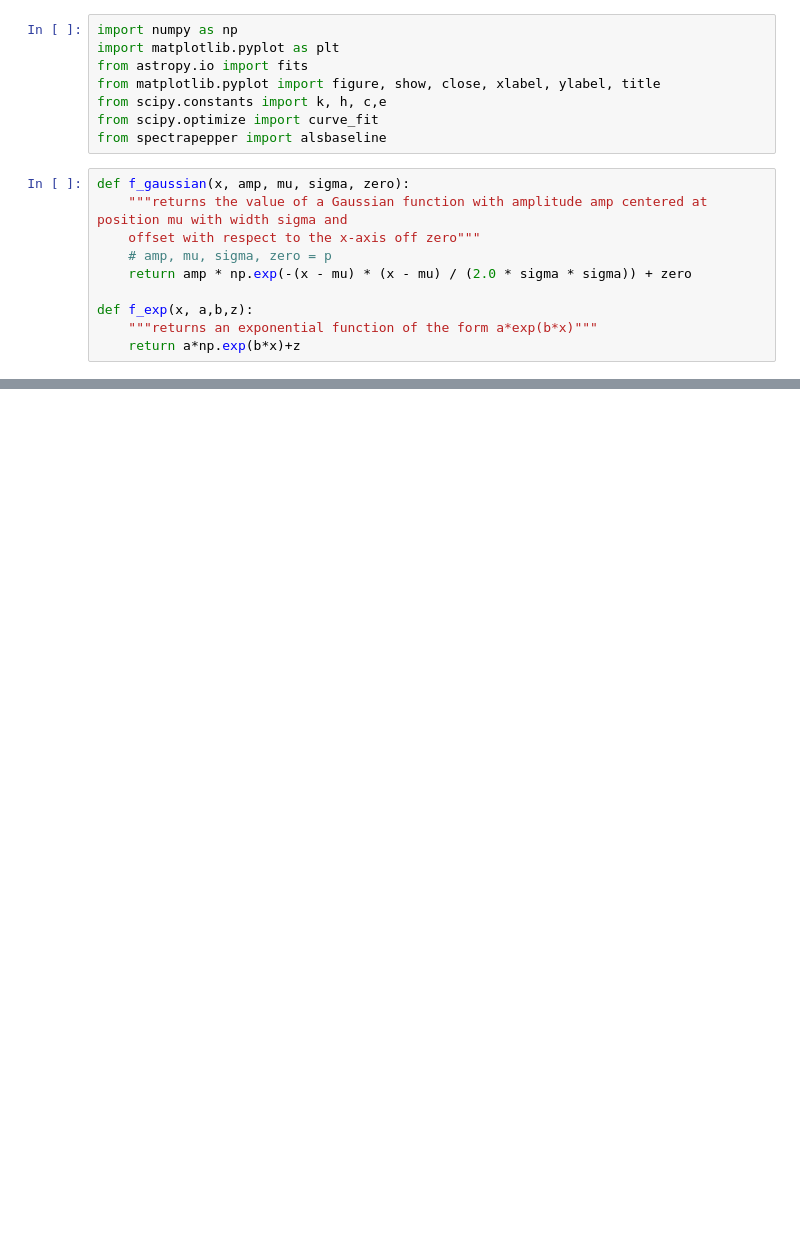
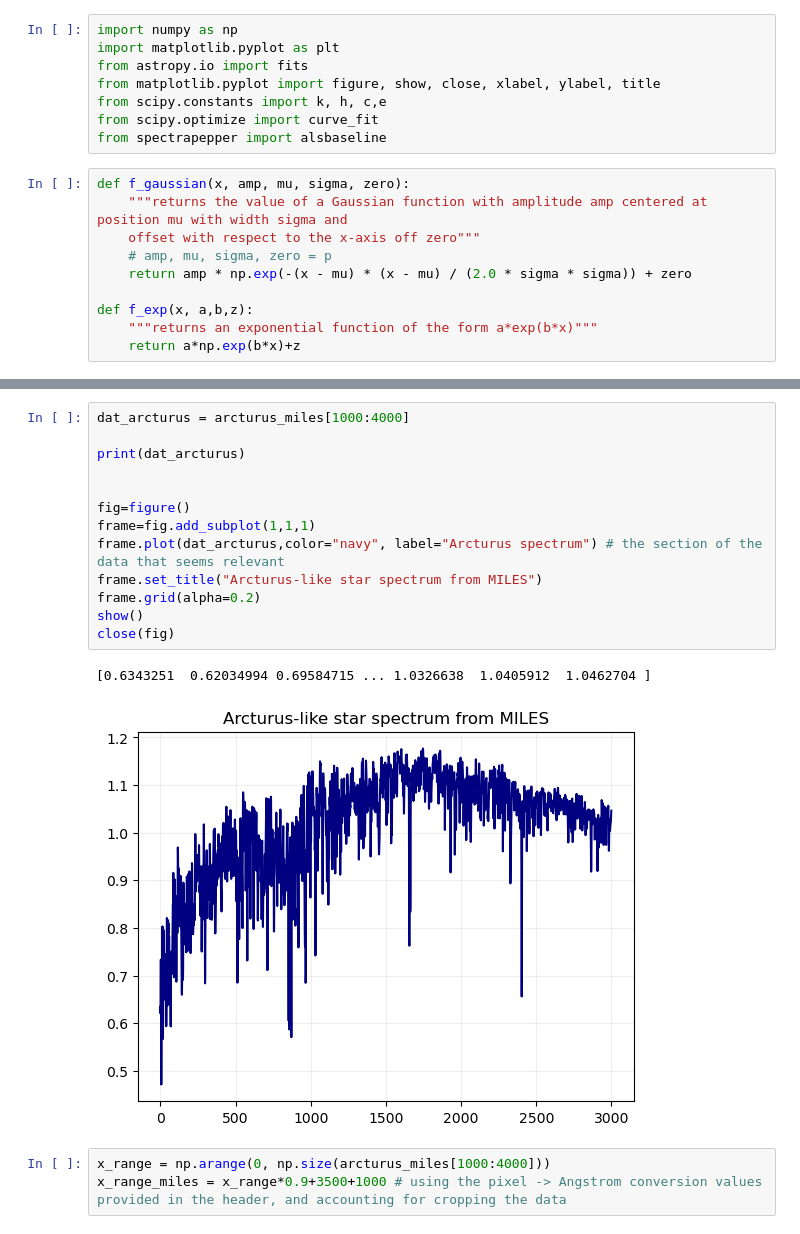
Before and after one commit to Timobrenn/G99-Spectroscopy, a Jupyter notebook: FWHM-arcturus.ipynb, the cells around one changed output, grey strips where cells are left out. Drawn from its saved outputs; the diff is of its cells as text; blank space fills up the shorter version.

```diff
--- a/FWHM-arcturus.ipynb
+++ b/FWHM-arcturus.ipynb
@@ -277,0 +331,19 @@ close(fig)
+# %%
+dat_arcturus = arcturus_miles[1000:4000]
+
+print(dat_arcturus)
+
+
+fig=figure()
+frame=fig.add_subplot(1,1,1)
+frame.plot(dat_arcturus,color="navy", label="Arcturus spectrum") # the section of the data that seems relevant
+frame.set_title("Arcturus-like star spectrum from MILES")
+frame.grid(alpha=0.2)
+show()
+close(fig)
+# %% [output]
+[0.6343251  0.62034994 0.69584715 ... 1.0326638  1.0405912  1.0462704 ]
+[figure, added]
+# %%
+x_range = np.arange(0, np.size(arcturus_miles[1000:4000]))
+x_range_miles = x_range*0.9+3500+1000 # using the pixel -> Angstrom conversion values provided in the header, and accounting for cropping the data
```
Also changed, not shown: parts of 11 cells of this notebook, 1 other file.
